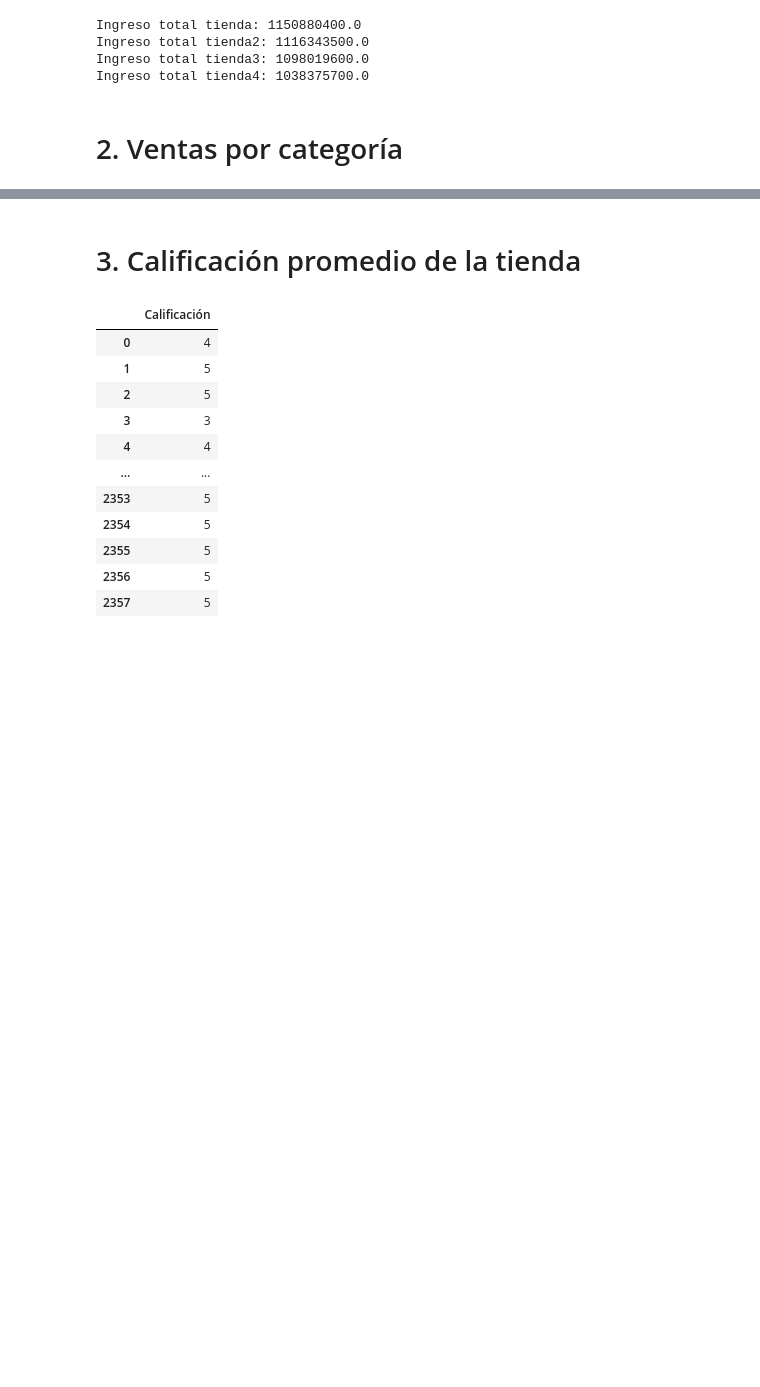
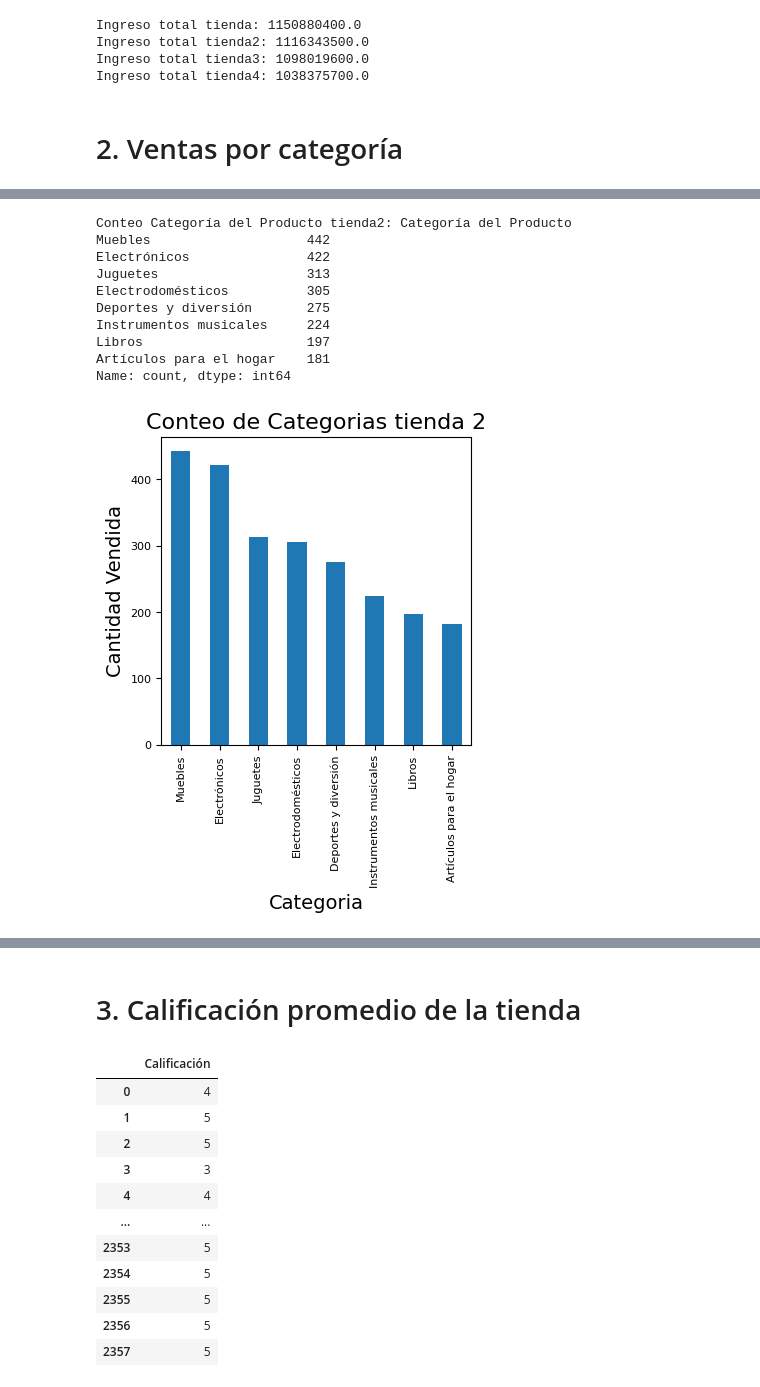
Before and after one commit to VivianQui/Challenge-Precticando-Python-para-Data-Science, a Jupyter notebook: AluraStoreLatam.ipynb, the cells around one changed output, grey strips where cells are left out. Saved outputs shown, nothing was run; the diff lists cells and outputs as text; code cells hidden in the pictures; blank space fills up the shorter version.

```diff
--- a/AluraStoreLatam.ipynb
+++ b/AluraStoreLatam.ipynb
@@ -63,0 +110,24 @@ Ingreso total tienda4: 1038375700.0
+# %%
+conteo_categorias2 = tienda2['Categoría del Producto'].value_counts()
+print(f'Conteo Categoría del Producto tienda2: {conteo_categorias2}')
+
+plt.figure(figsize=(4, 4))
+conteo_categorias2.plot(kind='bar')
+plt.title('Conteo de Categorias tienda 2', fontsize=16)
+plt.xlabel('Categoria', fontsize=14)
+plt.ylabel('Cantidad Vendida', fontsize=14)
+plt.xticks(fontsize=8)
+plt.yticks(fontsize=8)
+plt.show()
+# %% [output]
+Conteo Categoría del Producto tienda2: Categoría del Producto
+Muebles                    442
+Electrónicos               422
+Juguetes                   313
+Electrodomésticos          305
+Deportes y diversión       275
+Instrumentos musicales     224
+Libros                     197
+Artículos para el hogar    181
+Name: count, dtype: int64
+[figure, added]
```
Also changed, not shown: parts of 5 cells of this notebook.
